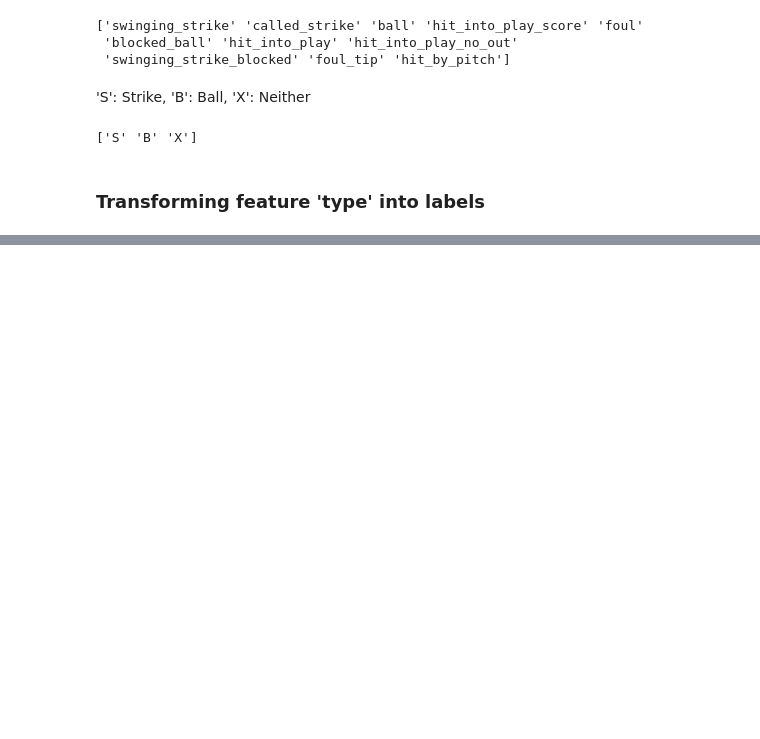
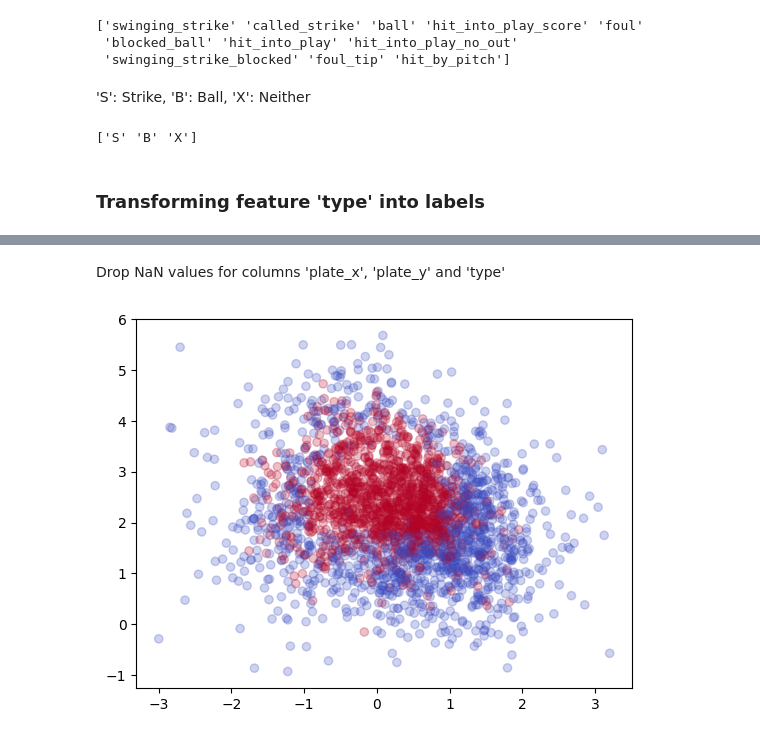
Before and after one commit to dogukanozcelik/Baseball_Strike_Zone, a Jupyter notebook: script.ipynb, the cells around one changed output, grey strips where cells are left out. Saved outputs shown, nothing was run; the diff lists cells and outputs as text; code cells hidden in the pictures; blank space fills up the shorter version.

Commit message:
Labels visualized

```diff
--- a/script.ipynb
+++ b/script.ipynb
@@ -44,0 +63,9 @@ aaron_judge['type'] = aaron_judge['type'].map({'S': 1, 'B': 0})
+# %% [markdown]
+Drop NaN values for columns 'plate_x', 'plate_y' and 'type'
+# %%
+aaron_judge = aaron_judge.dropna(subset = ['plate_x', 'plate_z', 'type'])
+# %%
+plt.scatter(x='plate_x', y='plate_z', c='type', data=aaron_judge, cmap=plt.cm.coolwarm, alpha=0.25)
+plt.show()
+# %% [output]
+[figure, added]
```
Also changed, not shown: parts of 2 cells of this notebook.
